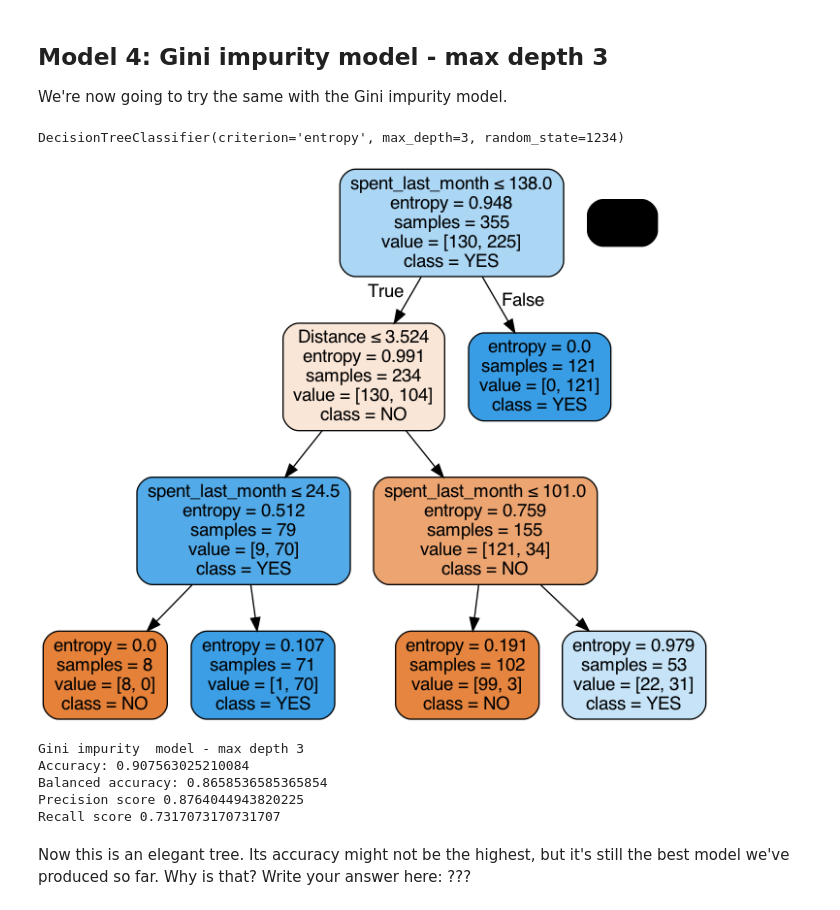
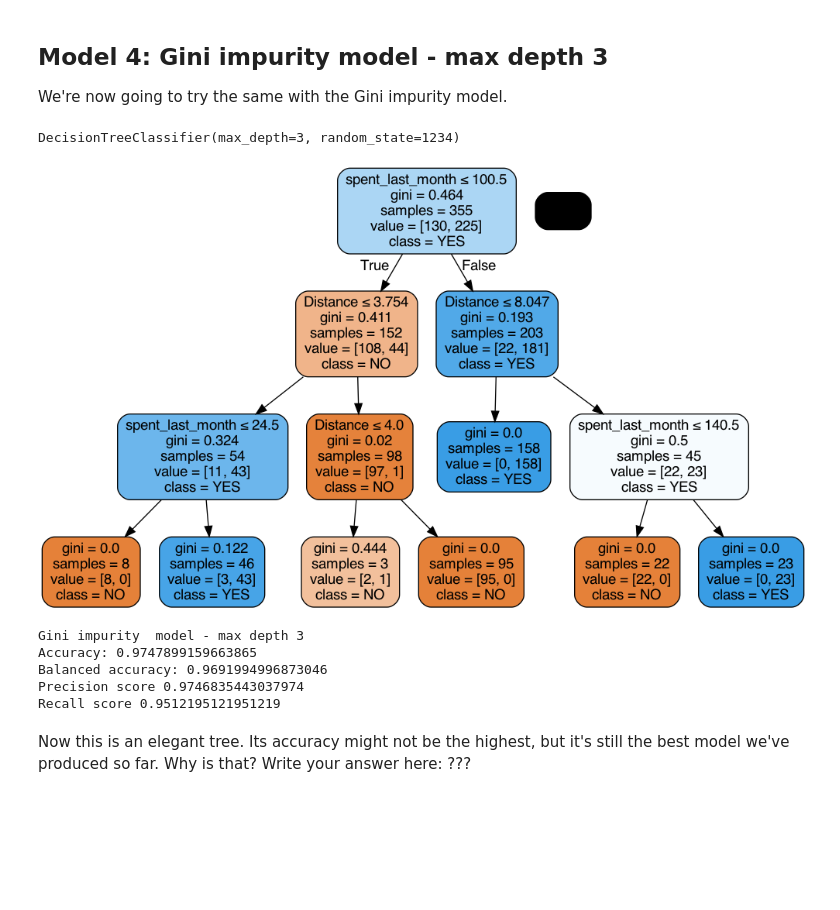
Before and after one commit to Lidan2022/Springboard, a Jupyter notebook: Springboard Decision Tree Specialty Coffee Case Study - Tier 3.ipynb, the cells around one changed output. Saved outputs shown, nothing was run; the diff lists cells and outputs as text; code cells hidden in the pictures; blank space fills up the shorter version.

```diff
--- a/Springboard Decision Tree Specialty Coffee Case Study - Tier 3.ipynb
+++ b/Springboard Decision Tree Specialty Coffee Case Study - Tier 3.ipynb
@@ -422,7 +499,7 @@ Their equations are similar, but Gini impurity doesn't require logorathmic funct
 # %%
 # Make a variable called gini_model, and assign it exactly what you assigned entr_model with above, but with the
 # criterion changed to 'gini'
-gini_model = tree.DecisionTreeClassifier(criterion='entropy', random_state=1234)
+gini_model = tree.DecisionTreeClassifier(criterion='gini', random_state=1234)
 
 # Call fit() on the gini_model as you did with the entr_model
 gini_model.fit(X_train, y_train)
@@ -517,7 +594,7 @@ So our accuracy decreased, but is this certainly an inferior tree to the max dep
 We're now going to try the same with the Gini impurity model.
 # %%
 # As before, make a variable, but call it gini_model2, and ensure the max_depth parameter is set to 3
-gini_model2 = tree.DecisionTreeClassifier(criterion ='entropy', random_state = 1234, max_depth  = 3 )
+gini_model2 = tree.DecisionTreeClassifier(criterion ='gini', random_state = 1234, max_depth  = 3 )
 
 # Do the fit, predict, and series transformations as before.
 gini_model2.fit(X_train, y_train)
@@ -525,18 +602,18 @@ y_pred = gini_model2.predict(X_test)
 y_pred = pd.Series(y_pred)
 gini_model2
 # %% [output]
-DecisionTreeClassifier(criterion='entropy', max_depth=3, random_state=1234)
+DecisionTreeClassifier(max_depth=3, random_state=1234)
 # %%
 dot_data = StringIO()
-tree.export_graphviz(entr_model2, out_file=dot_data, filled=True, rounded=True,
+tree.export_graphviz(gini_model2, out_file=dot_data, filled=True, rounded=True,
                      special_characters=True, feature_names=X_train.columns,class_names=['NO', 'YES'])
 
 
 # Alternatively for class_names use gini_model2.classes_
 graph = pydotplus.graph_from_dot_data(dot_data.getvalue())
 Image(graph.create_png())
 # %% [output]
-[figure, old version]
+[figure, new version]
 # %%
 print("Gini impurity  model - max depth 3")
 print("Accuracy:", metrics.accuracy_score(y_test,y_pred))
@@ -545,10 +622,10 @@ print('Precision score' , metrics.precision_score(y_test,y_pred, pos_label = "YE
 print('Recall score' , metrics.recall_score(y_test,y_pred, pos_label = "NO"))
 # %% [output]
 Gini impurity  model - max depth 3
-Accuracy: 0.907563025210084
-Balanced accuracy: 0.8658536585365854
-Precision score 0.8764044943820225
-Recall score 0.7317073170731707
+Accuracy: 0.9747899159663865
+Balanced accuracy: 0.9691994996873046
+Precision score 0.9746835443037974
+Recall score 0.9512195121951219
 # %% [markdown]
 Now this is an elegant tree. Its accuracy might not be the highest, but it's still the best model we've produced so far. Why is that? Write your answer here: ???
 # %% [markdown]
```
Also changed, not shown: parts of 15 cells of this notebook.
